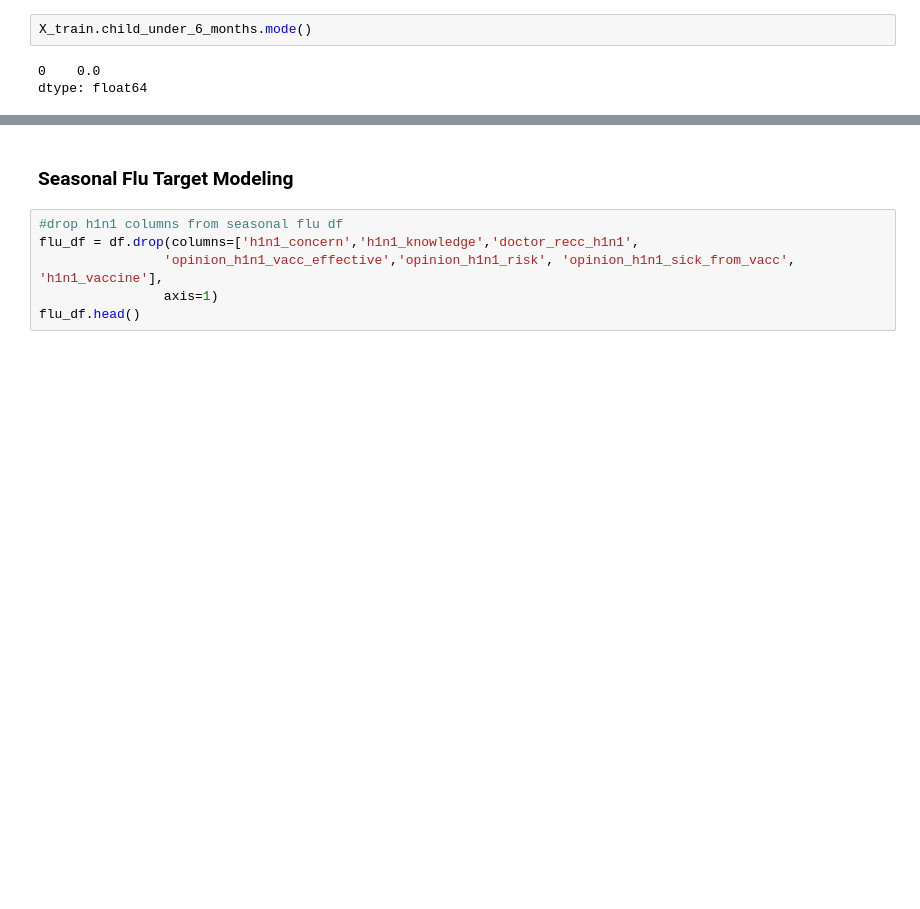
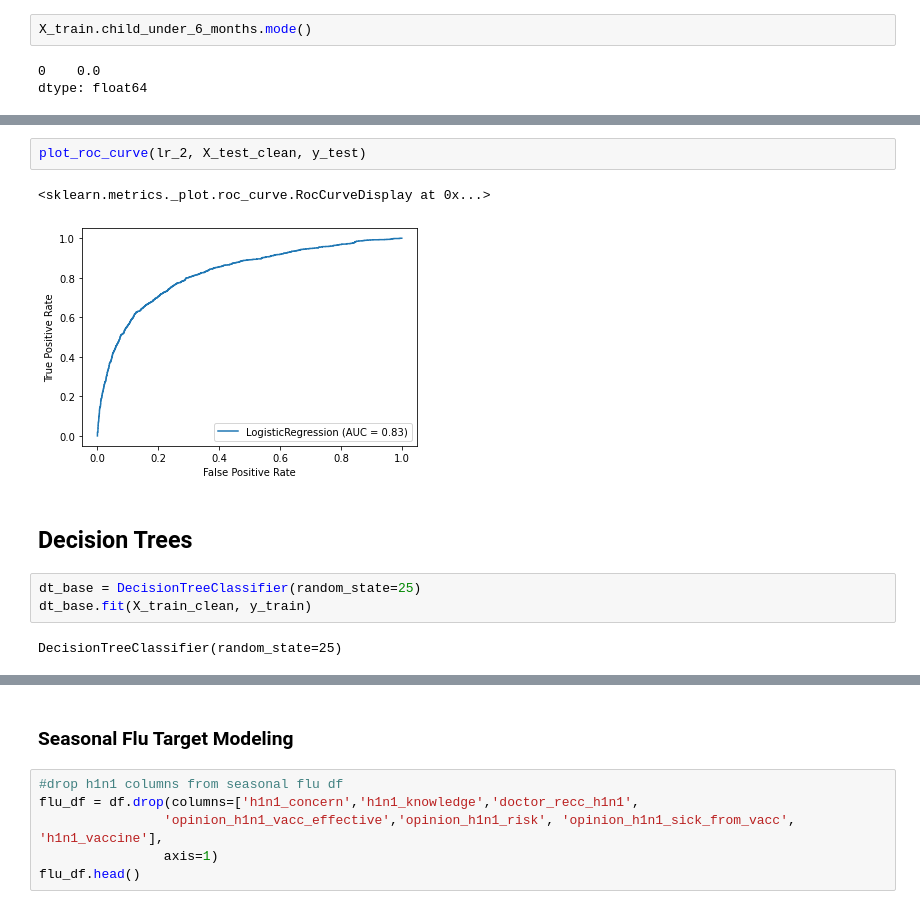
Before and after one commit to smashley-eakland/who-wants-shots, a Jupyter notebook: Vaccinations.ipynb, the cells around one changed output, grey strips where cells are left out. Cells and saved outputs as stored; diff of their text form; blank space fills up the shorter version.

```diff
--- a/Vaccinations.ipynb
+++ b/Vaccinations.ipynb
@@ -510,0 +730,12 @@ X_train_dum = pd.get_dummies(X_train, columns=cat_cols)
+# %%
+plot_roc_curve(lr_2, X_test_clean, y_test)
+# %% [output]
+<sklearn.metrics._plot.roc_curve.RocCurveDisplay at 0x...>
+[figure, added]
+# %% [markdown]
+## Decision Trees
+# %%
+dt_base = DecisionTreeClassifier(random_state=25)
+dt_base.fit(X_train_clean, y_train)
+# %% [output]
+DecisionTreeClassifier(random_state=25)
```
Also changed, not shown: parts of 101 cells of this notebook.
